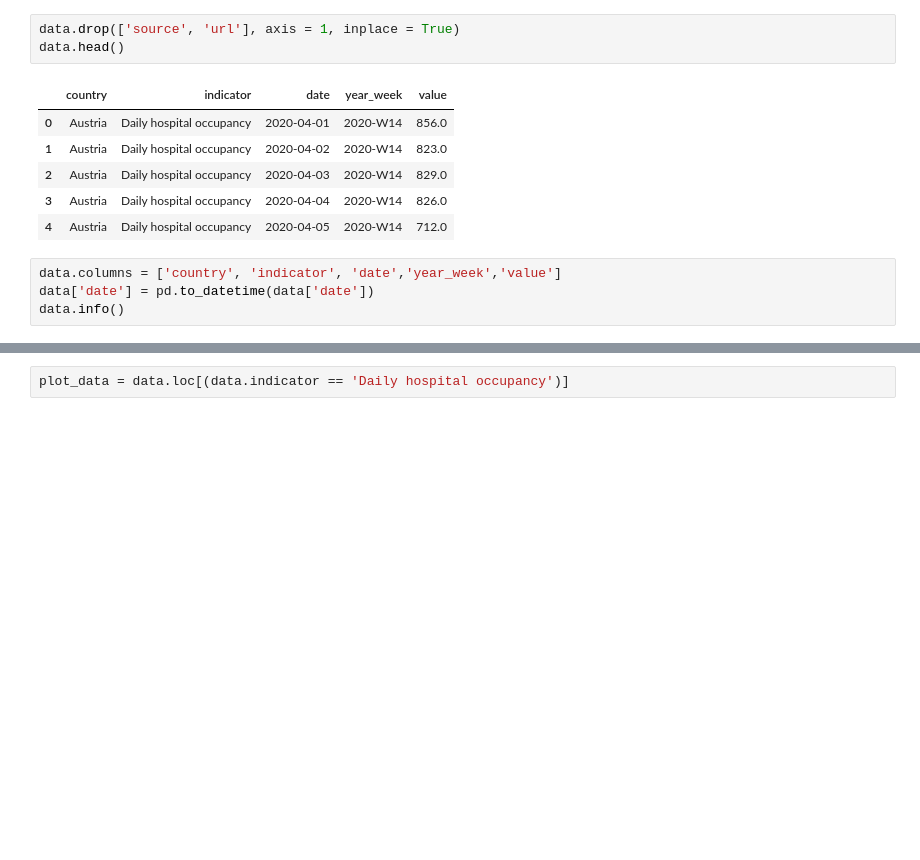
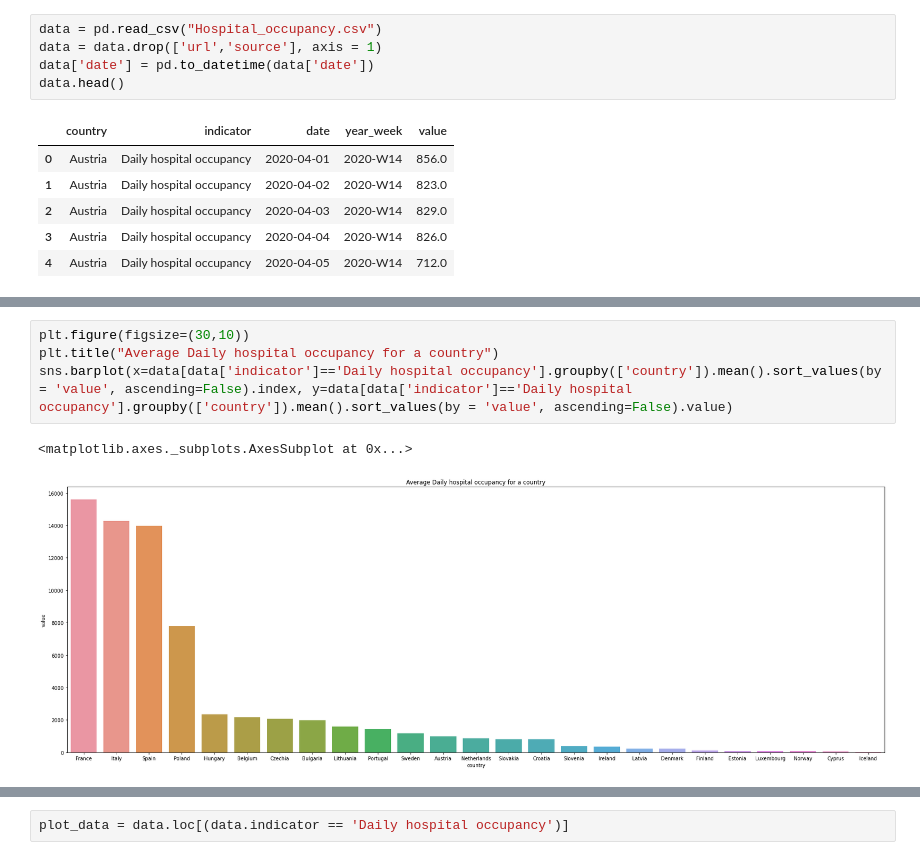
Before and after one commit to aswarth123/Hacklytics2021, a Jupyter notebook: EDA_on_Hospital_Occupancy.ipynb, the cells around one changed output, grey strips where cells are left out. Cells and saved outputs as stored; diff of their text form; blank space fills up the shorter version.

Commit message:
Added the EDA_on_Hospital_Occupancy and deleted the interim file

```diff
--- a/EDA_Hospital_Occupancy_interim.ipynb
+++ b/EDA_on_Hospital_Occupancy.ipynb
@@ -17,5 +6,7 @@ data.head()
 # %%
-data.drop(['source', 'url'], axis = 1, inplace = True)
+data = pd.read_csv("Hospital_occupancy.csv")
+data = data.drop(['url','source'], axis = 1)
+data['date'] = pd.to_datetime(data['date'])
 data.head()
 # %% [output]
 |  | country | indicator | date | year_week | value |
@@ -24,7 +15,3 @@ data.head()
 | 2 | Austria | Daily hospital occupancy | 2020-04-03 | 2020-W14 | 829.0 |
 | 3 | Austria | Daily hospital occupancy | 2020-04-04 | 2020-W14 | 826.0 |
 | 4 | Austria | Daily hospital occupancy | 2020-04-05 | 2020-W14 | 712.0 |
-# %%
-data.columns = ['country', 'indicator', 'date','year_week','value']
-data['date'] = pd.to_datetime(data['date'])
-data.info()
@@ -53,0 +74,7 @@ print(set(data['indicator']))
+# %%
+plt.figure(figsize=(30,10))
+plt.title("Average Daily hospital occupancy for a country")
+sns.barplot(x=data[data['indicator']=='Daily hospital occupancy'].groupby(['country']).mean().sort_values(by = 'value', ascending=False).index, y=data[data['indicator']=='Daily hospital occupancy'].groupby(['country']).mean().sort_values(by = 'value', ascending=False).value)
+# %% [output]
+<matplotlib.axes._subplots.AxesSubplot at 0x...>
+[figure, added]
```
Also changed, not shown: parts of 12 cells of this notebook, 1 other file.
